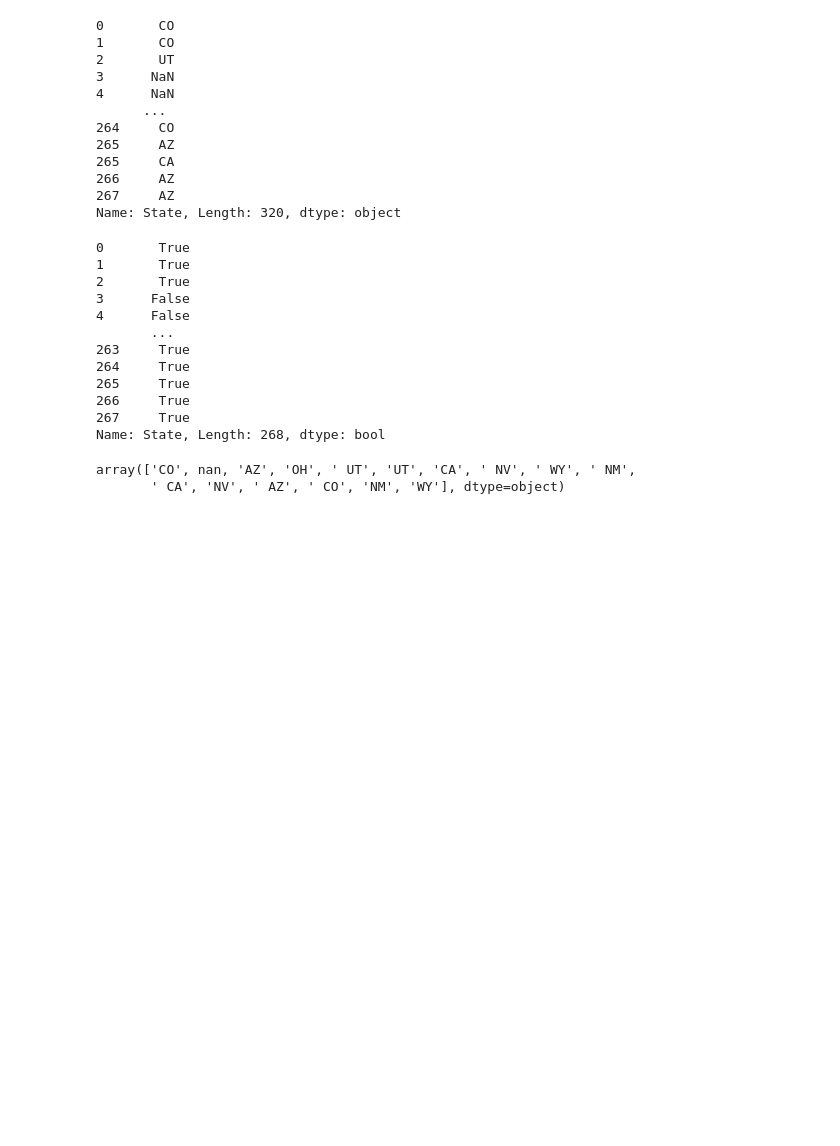
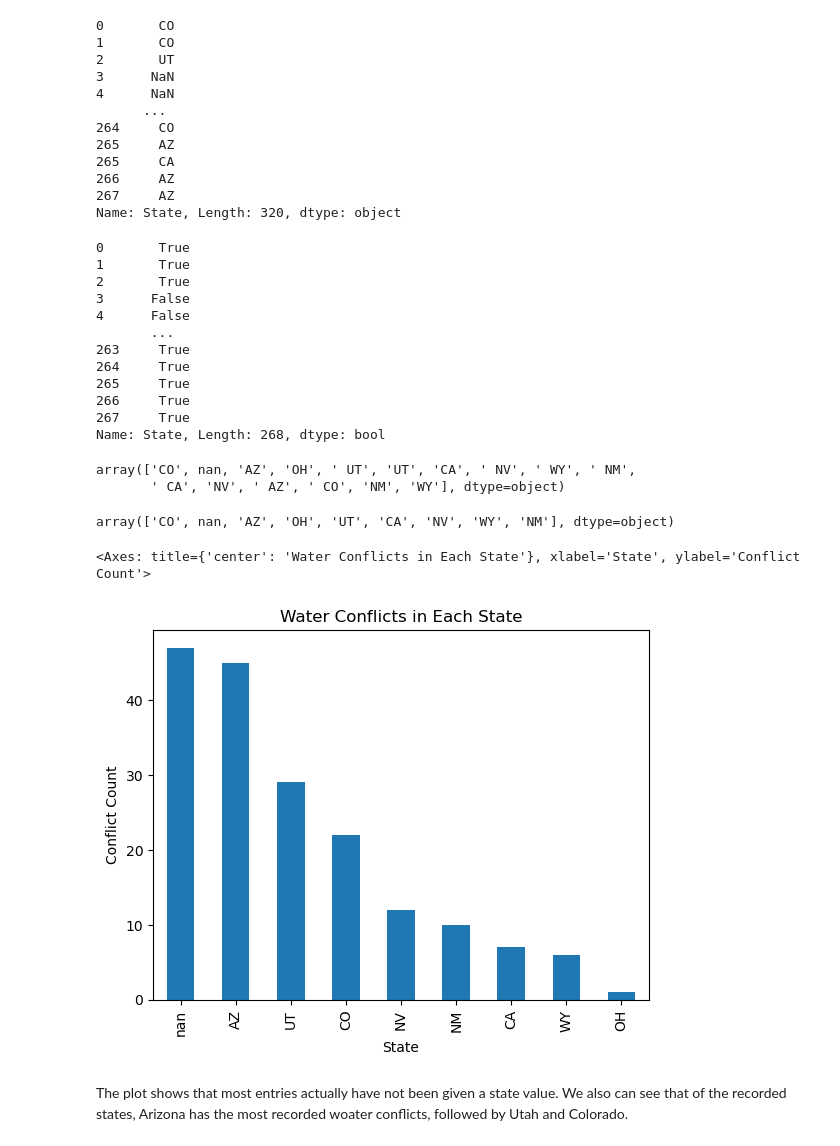
Before and after one commit to michaeladennis/eds220-2026-sections, a Jupyter notebook: section-2-co-basin-water-conflicts.ipynb, the cells around one changed output. Cells and saved outputs as stored; diff of their text form; code cells hidden in the pictures; blank space fills up the shorter version.

```diff
--- a/section-2-co-basin-water-conflicts.ipynb
+++ b/section-2-co-basin-water-conflicts.ipynb
@@ -178,3 +178,18 @@ conflict.unique()
 # %% [output]
 array(['CO', nan, 'AZ', 'OH', ' UT', 'UT', 'CA', ' NV', ' WY', ' NM',
        ' CA', 'NV', ' AZ', ' CO', 'NM', 'WY'], dtype=object)
+# %%
+conflict.str.strip().unique()
+# %% [output]
+array(['CO', nan, 'AZ', 'OH', 'UT', 'CA', 'NV', 'WY', 'NM'], dtype=object)
+# %%
+conflict = df.loc[df['Conflict Present'] == "Y", 'State'].str.split(';').explode().str.strip()
+# %%
+conflict_count = conflict.value_counts(dropna = False)
+# %%
+conflict_count.plot(kind = "bar", ylabel = "Conflict Count", title = "Water Conflicts in Each State")
+# %% [output]
+<Axes: title={'center': 'Water Conflicts in Each State'}, xlabel='State', ylabel='Conflict Count'>
+[figure, added]
+# %% [markdown]
+The plot shows that most entries actually have not been given a state value. We also can see that of the recorded states, Arizona has the most recorded woater conflicts, followed by Utah and Colorado.
```
